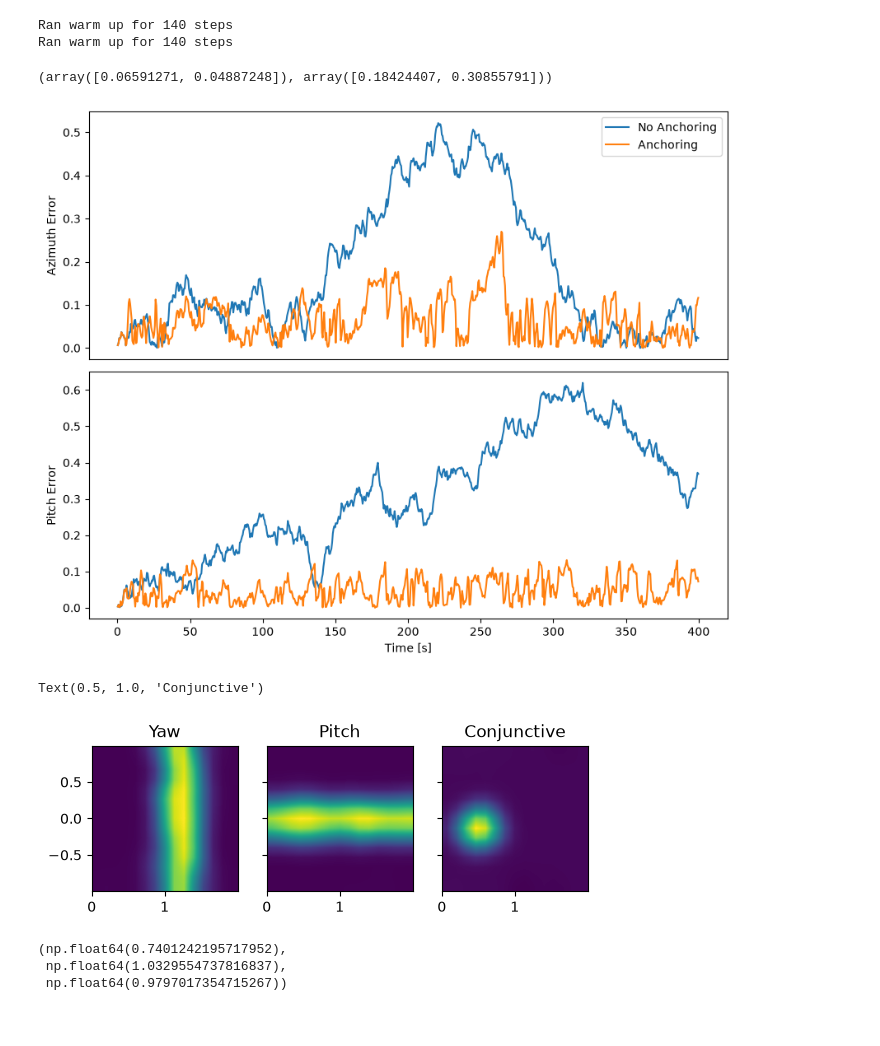
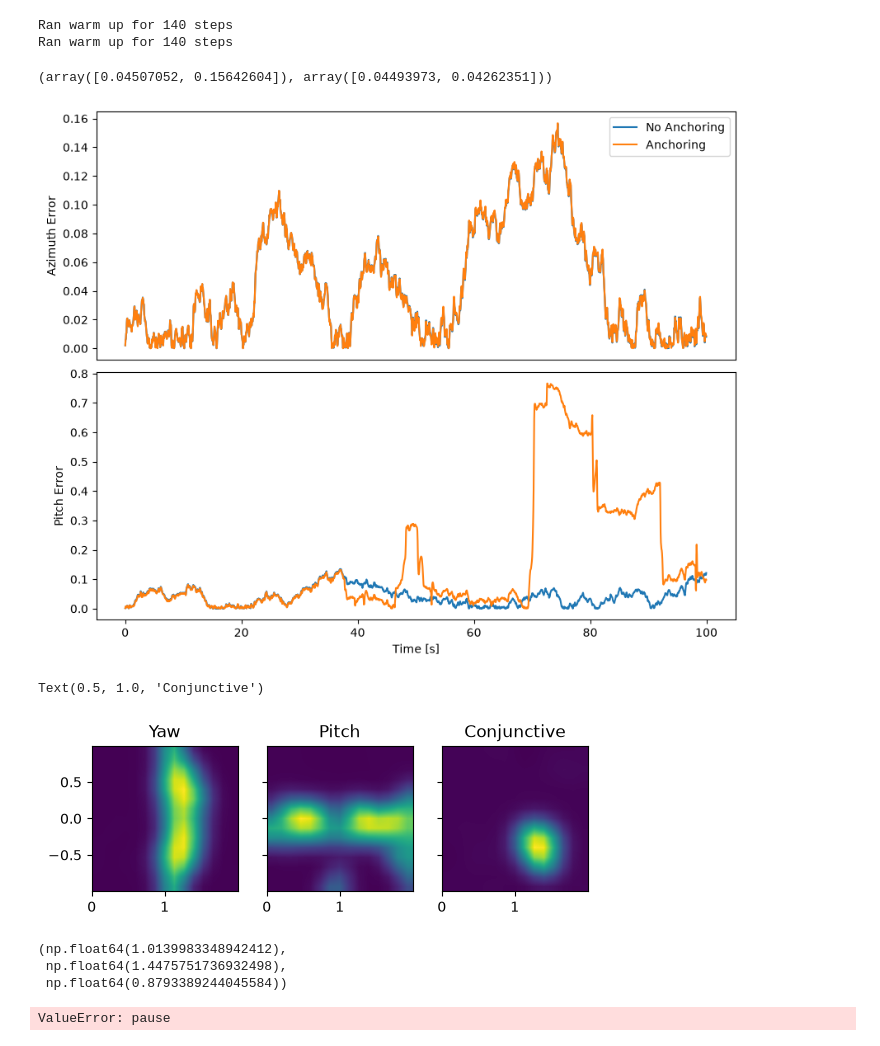
Before and after one commit to siaulich/grid-cells, a Jupyter notebook: notebooks/bat_flight_anchoring.ipynb, the cells around one changed output. Drawn from its saved outputs; the diff is of its cells as text; code cells hidden in the pictures.

```diff
--- a/notebooks/bat_flight_anchoring.ipynb
+++ b/notebooks/bat_flight_anchoring.ipynb
@@ -10,13 +10,12 @@ from concurrent.futures import ThreadPoolExecutor
 DATA_DIR = "../simulation_data"
 PLOTS_DIR = "../plots"
 # %%
-T = 400
+T = 100
 dt = 0.5e-3
 n = 256
 intrinsic_noise = 0.01
 input_noise = 0.5
-n_conj = 20
-n_anchor = 5
+n_conj = 500
 bat_flight = generate_bat_flight(T=T, dt=dt)
 
 
@@ -24,12 +23,13 @@ net = BatHeadDirectionSystem(
     input_noise=input_noise,
     intrinsic_noise=intrinsic_noise,
     n_conjunctive=n_conj,
+    backward_strength=0,
 )
 net_anchor = BatHeadDirectionSystem(
     input_noise=input_noise,
     intrinsic_noise=intrinsic_noise,
     n_conjunctive=n_conj,
-    n_anchor=n_anchor,
+    backward_strength=1,
 )
 
 net.warm_up(initial_dir=bat_flight["dir_torus"][0])
@@ -37,7 +37,7 @@ net_anchor.warm_up(initial_dir=bat_flight["dir_torus"][0])
 
 n_steps = bat_flight["pos"].shape[0]
 
-with ThreadPoolExecutor(max_workers = 2) as executor:
+with ThreadPoolExecutor(max_workers=2) as executor:
     anchor_future = executor.submit(
         net_anchor.run_simulation,
         bat_flight["dir_vel"],
@@ -66,16 +66,15 @@ np.mean(
     np.abs(angular_error(recording["decoded_angle"], bat_flight["dir_torus"])), axis=0
 )
 # %% [output]
-(array([0.06591271, 0.04887248]), array([0.18424407, 0.30855791]))
+(array([0.04507052, 0.15642604]), array([0.04493973, 0.04262351]))
 # %%
-
-interval = 1000
+interval = 100
 
 fig, ax = plt.subplots(
     nrows=2,
     figsize=(10, 8),
     sharex=True,
-    #height_ratios=(1, 0.3, 1, 0.3),
+    # height_ratios=(1, 0.3, 1, 0.3),
     gridspec_kw={"hspace": (0.05)},
 )
 for angle_iter, angle in enumerate(["Azimuth", "Pitch"]):
@@ -87,34 +86,34 @@ for angle_iter, angle in enumerate(["Azimuth", "Pitch"]):
         recording["decoded_angle"][:, angle_iter],
         bat_flight["dir_torus"][:, angle_iter],
     )
     ax[1 * angle_iter].plot(
         smooth_ts(bat_flight["time"], interval),
         np.abs(smooth_ts(error, interval)),
         label="No Anchoring",
     )
     ax[1 * angle_iter].plot(
         smooth_ts(bat_flight["time"], interval),
         np.abs(smooth_ts(anchored_error, interval)),
         label="Anchoring",
     )
     ax[1 * angle_iter].set_ylabel(angle + " Error")
     # ax[2 * angle_iter + 1].set_ylabel(angle)
     # ax[2 * angle_iter + 1].plot(
     #     bat_flight["time"],
     #     bat_flight["dir_torus"][:, angle_iter] / np.pi,
     #     color="black",
     # )
 
 for axis_iter in range(len(ax) - 1):
     ax[axis_iter].get_xaxis().set_visible(False)
 
 
 ax[0].legend()
 ax[-1].set_xlabel("Time [s]")
 # fig.tight_layout()
 fig.savefig(os.path.join(PLOTS_DIR, "bat_flight_anchoring_effect.png"))
 # %% [output]
-[figure, old version]
+[figure, new version]
 # %%
 from grid_cells.plot_tools import activity_map
 
@@ -175,13 +174,19 @@ ax[2].imshow(
 ax[2].set_title("Conjunctive")
 # %% [output]
 Text(0.5, 1.0, 'Conjunctive')
-[figure, old version]
+[figure, new version]
 # %%
-recording_anchor["conj_cells"].max(),recording_anchor["pitch_cells"].max(),recording_anchor["yaw_cells"].max()
+recording_anchor["conj_cells"].max(), recording_anchor[
+    "pitch_cells"
+].max(), recording_anchor["yaw_cells"].max()
 # %% [output]
-(np.float64(0.7401242195717952),
- np.float64(1.0329554737816837),
- np.float64(0.9797017354715267))
+(np.float64(1.0139983348942412),
+ np.float64(1.4475751736932498),
+ np.float64(0.8793389244045584))
+# %%
+raise ValueError("pause")
+# %% [output]
+ValueError: pause
 # %%
 from matplotlib.animation import FuncAnimation, FFMpegWriter
 
```
Also changed, not shown: parts of 3 cells of this notebook, 2 other files.
